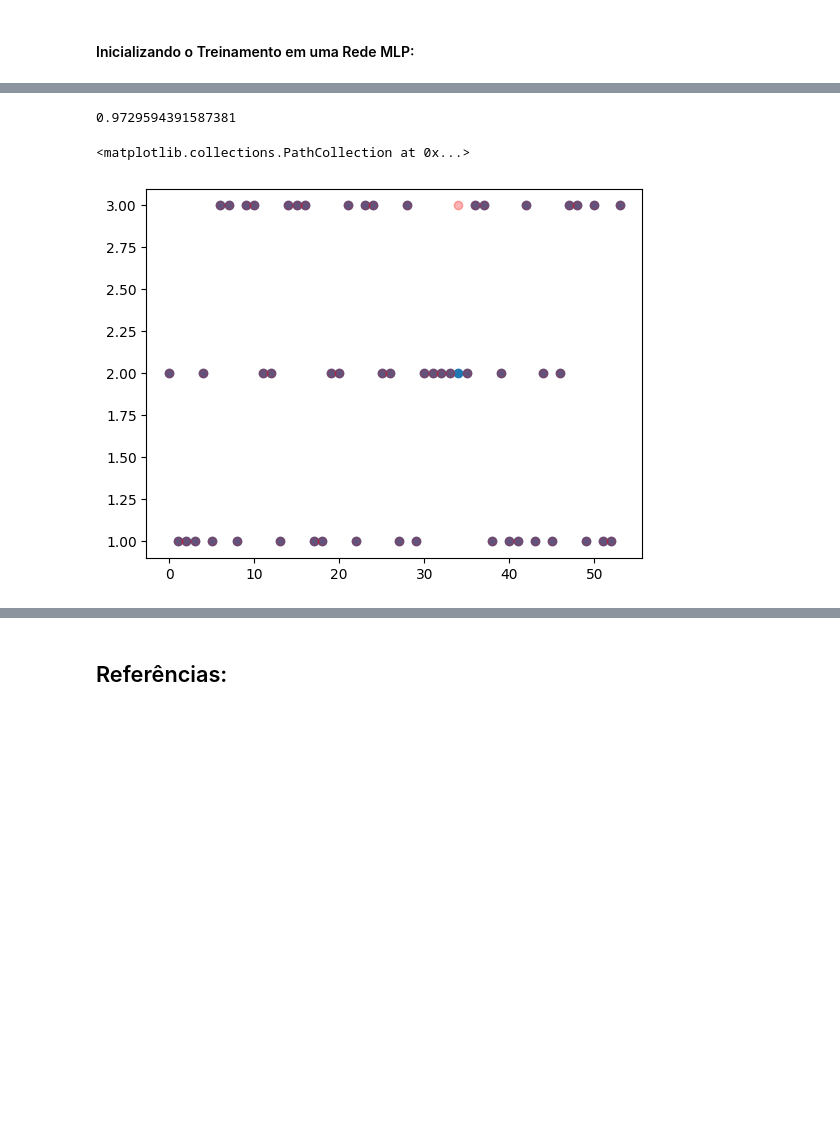
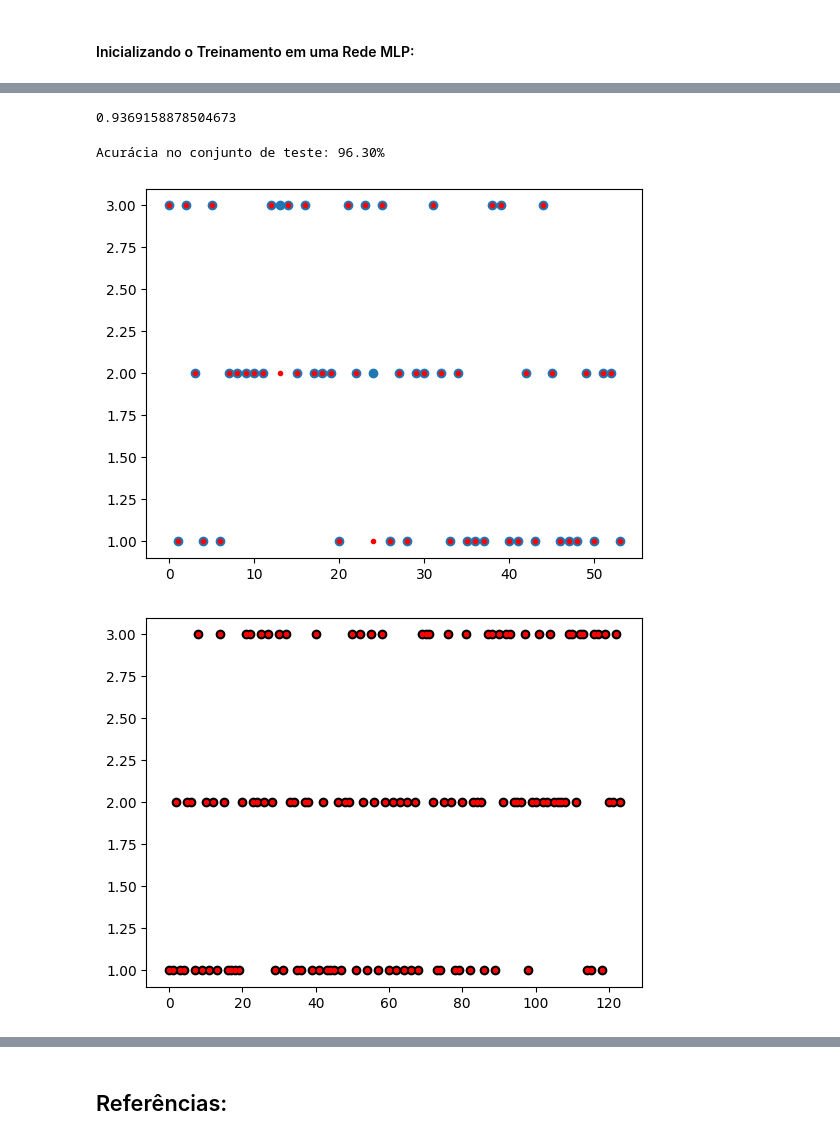
Before and after one commit to gustavo-rocha-barbosa/Msc_Redes_Neurais_ICMC_USP, a Jupyter notebook: Projetos/Projeto 1/[Redes Neurais]_Projeto_1.ipynb, the cells around one changed output, grey strips where cells are left out. Cells and saved outputs as stored; diff of their text form; code cells hidden in the pictures; blank space fills up the shorter version.

```diff
--- a/Projetos/Projeto 1/[Redes Neurais]_Projeto_1.ipynb
+++ b/Projetos/Projeto 1/[Redes Neurais]_Projeto_1.ipynb
@@ -95,7 +97,7 @@ X_norm = escala.transform(X)
 X_norm_train, X_norm_test, Y_train, Y_test = train_test_split(X_norm, y, test_size=0.3) # Treino - 70% e Teste 30%
 # %%
 rna = MLPClassifier(hidden_layer_sizes=(100,50), # Duas camadas - 1ª Camada Intermediária com 100 Neurônios e 2ª com 50.
-                    max_iter=2000, # 2000 iterações
+                    max_iter=1000, # 1000 iterações
                     tol=0.0000001, # Tolerância/erro de 1*10^(-7)
                     learning_rate_init=0.1, # Taxa de aprendizado de 0.1 (inicial)
                     solver='sgd',
@@ -146,0 +155,13 @@ MLPClassifier(activation='logistic', hidden_layer_sizes=(100, 50),
+# %%
+num_ciclos = rna.n_iter_
+curva_perda = rna.loss_curve_
+
+# Plotar a curva de perda
+plt.plot(curva_perda)
+plt.title('Perda durante o Treinamento')
+plt.xlabel('Número de Ciclos')
+plt.ylabel('Perda')
+plt.show()
+
+# Prever os valores de saída
+Y_rna_predict = rna.predict(X_norm_train)
@@ -147,14 +170,24 @@ MLPClassifier(activation='logistic', hidden_layer_sizes=(100, 50),
 # %%
 Y_rna_previsao = rna.predict(X_norm_test)
+r2 = r2_score(Y_test, Y_rna_previsao)
+print(r2)
+# %% [output]
+0.9369158878504673
-# %%
-r2 = r2_score(Y_test, Y_rna_previsao)
-print(r2)
-# %% [output]
-0.9729594391587381
+# %%
+# Avaliando a acurácia no conjunto de teste
+test_accuracy = rna.score(X_norm_test, Y_test)
+print(f"Acurácia no conjunto de teste: {test_accuracy * 100:.2f}%")
+# %% [output]
+Acurácia no conjunto de teste: 96.30%
 # %%
 x_i = [x for x in range(len(Y_test))]
+x_j = [x for x in range(len(Y_rna_predict))]
 plt.scatter(x_i, Y_test)
-plt.scatter(x_i, Y_rna_previsao, alpha=0.3, color="Red")
+plt.scatter(x_i, Y_rna_previsao, color="Red", marker='.')
+plt.show()
+plt.scatter(x_j, Y_rna_predict, color="black")
+plt.scatter(x_j, Y_train, color="Red", marker='.')
+plt.show()
 # %% [output]
-<matplotlib.collections.PathCollection at 0x...>
-[figure, old version]
+[figure, new version]
+[figure, added]
```
Also changed, not shown: parts of 7 cells of this notebook.
